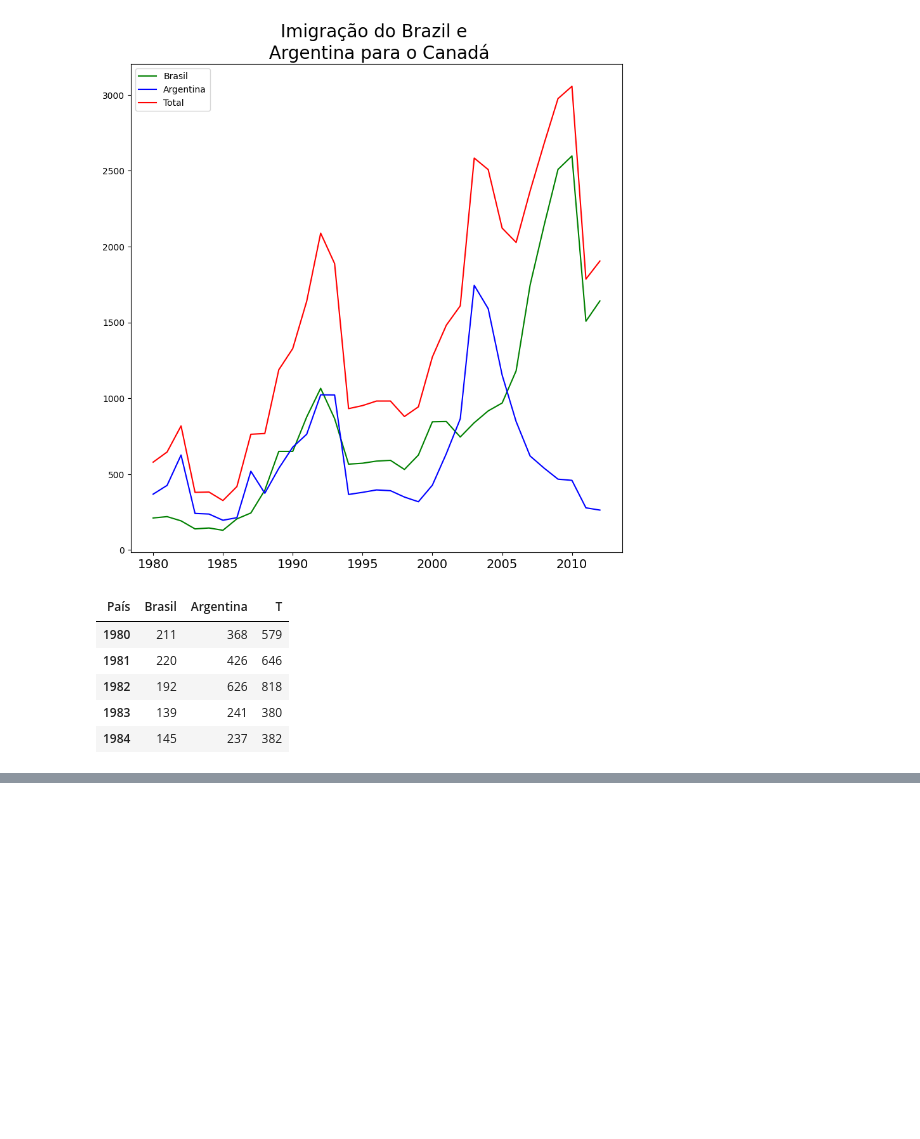
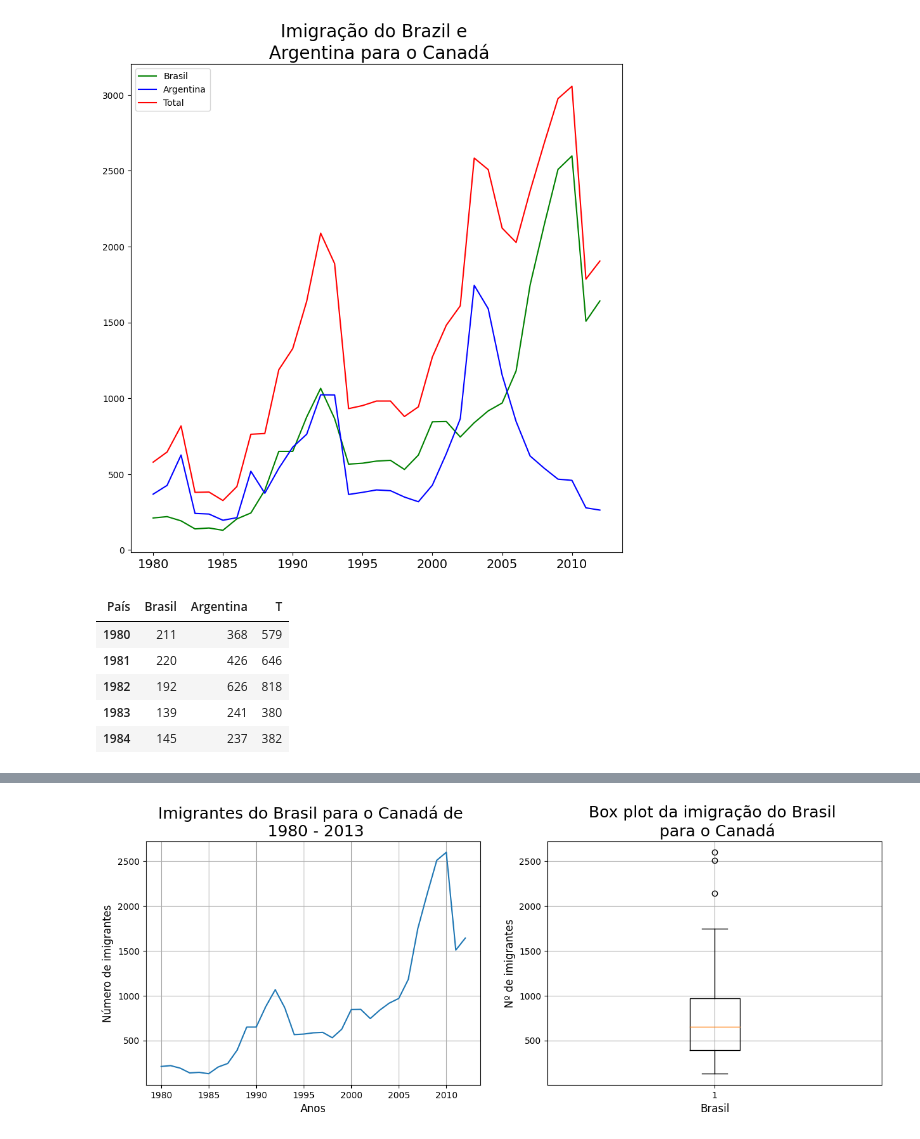
Before and after one commit to danielvieira95/Intelig-ncia-Artificial-e-Big-Data--2-2024, a Jupyter notebook: TurmaA/Aula04/codigo.ipynb, the cells around one changed output, grey strips where cells are left out. Drawn from its saved outputs; the diff is of its cells as text; code cells hidden in the pictures; blank space fills up the shorter version.

```diff
--- a/TurmaA/Aula04/codigo.ipynb
+++ b/TurmaA/Aula04/codigo.ipynb
@@ -212,0 +213,22 @@ ax.legend(loc='best')
+# %%
+# cria um subplot com duas figuras no gráfico
+fig, axs = plt.subplots(1,2,figsize=(15,5)) # cria uma variavel axs
+# que corresponde a eixos diferentes no gráfico
+# subplot (qtde de linhas, qtde de colunas, figsize - tamanho da figura)
+axs[0].plot(df_brasil['ano'],df_brasil['imigrantes']) # plota o primeiro gráfico na posição 0
+axs[0].set_title('Imigrantes do Brasil para o Canadá de \n 1980 - 2013',fontsize=18)
+axs[0].set_xlabel('Anos',fontsize=12)
+axs[0].set_ylabel('Número de imigrantes',fontsize=12)
+axs[0].xaxis.set_major_locator(plt.MultipleLocator(5)) # cria o intervalo de 5 em 5 no eixo x
+axs[0].grid() # cria o grid do gráfico
+
+# gráfico 2
+axs[1].boxplot(df_brasil['imigrantes'])
+axs[1].set_title('Box plot da imigração do Brasil \n para o Canadá',fontsize=18)
+axs[1].set_xlabel('Brasil',fontsize=12)
+axs[1].set_ylabel('Nº de imigrantes',fontsize=12)
+axs[1].grid()
+
+plt.show()
+# %% [output]
+[figure, added]
```
Also changed, not shown: parts of 2 cells of this notebook.
